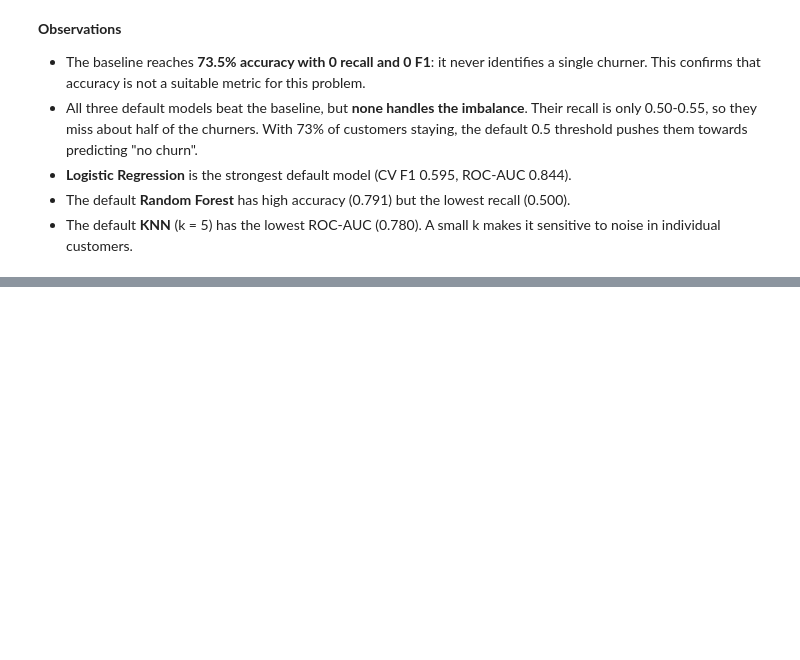
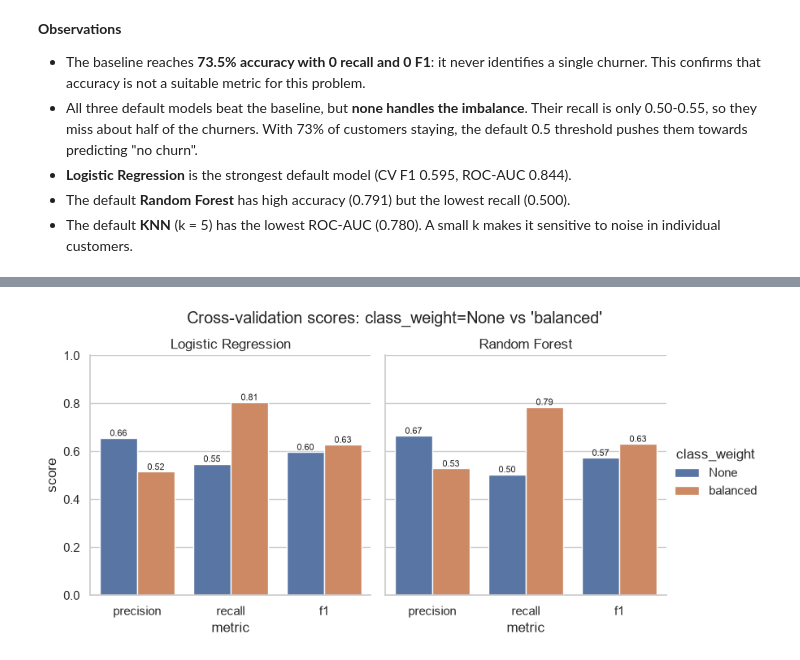
Before and after one commit to Ranuth-Nanvidu/CM2604-Machine-Learning-CW, a Jupyter notebook: notebooks/03_modelling.ipynb, the cells around one changed output, grey strips where cells are left out. Drawn from its saved outputs; the diff is of its cells as text; code cells hidden in the pictures; blank space fills up the shorter version.

```diff
--- a/notebooks/03_modelling.ipynb
+++ b/notebooks/03_modelling.ipynb
@@ -140,0 +301,9 @@ default_cv
+# %%
+searches = {"KNN": knn_search, "Logistic Regression": lr_search, "Random Forest": rf_search}
+
+tuning_effect = pd.DataFrame({
+    name: {"default_cv_f1": default_cv.loc[name, "f1"], "tuned_cv_f1": s.best_score_}
+    for name, s in searches.items()
+}).T
+tuning_effect["improvement"] = tuning_effect["tuned_cv_f1"] - tuning_effect["default_cv_f1"]
+tuning_effect.round(4)
@@ -140,0 +323,9 @@ default_cv
+# %%
+rows = []
+for name in ["Logistic Regression", "Random Forest"]:
+    for setting in ["None", "balanced"]:
+        scores = best_scores(searches[name], mask=lambda r, v=setting: r["param_class_weight"].map(param_label) == v)
+        rows.append({"model": name, "class_weight": setting, **scores})
+
+weight_comparison = pd.DataFrame(rows).set_index(["model", "class_weight"]).round(4)
+weight_comparison
@@ -140,0 +339,16 @@ default_cv
+# %%
+plot_df = weight_comparison.reset_index().melt(id_vars=["model", "class_weight"],
+                                               value_vars=["precision", "recall", "f1"],
+                                               var_name="metric", value_name="score")
+g = sns.catplot(data=plot_df, x="metric", y="score", hue="class_weight", col="model",
+                kind="bar", height=4, aspect=1, palette=["#4C72B0", "#DD8452"])
+g.set_titles("{col_name}")
+g.set(ylim=(0, 1))
+for ax in g.axes.flat:
+    for c in ax.containers:
+        ax.bar_label(c, fmt="%.2f", fontsize=8)
+g.fig.suptitle("Cross-validation scores: class_weight=None vs 'balanced'", y=1.04)
+save_fig("M04_class_weight_comparison", SAVE_FIGS)
+plt.show()
+# %% [output]
+[figure, added]
```
Also changed, not shown: parts of 29 cells of this notebook, 9 other files.
